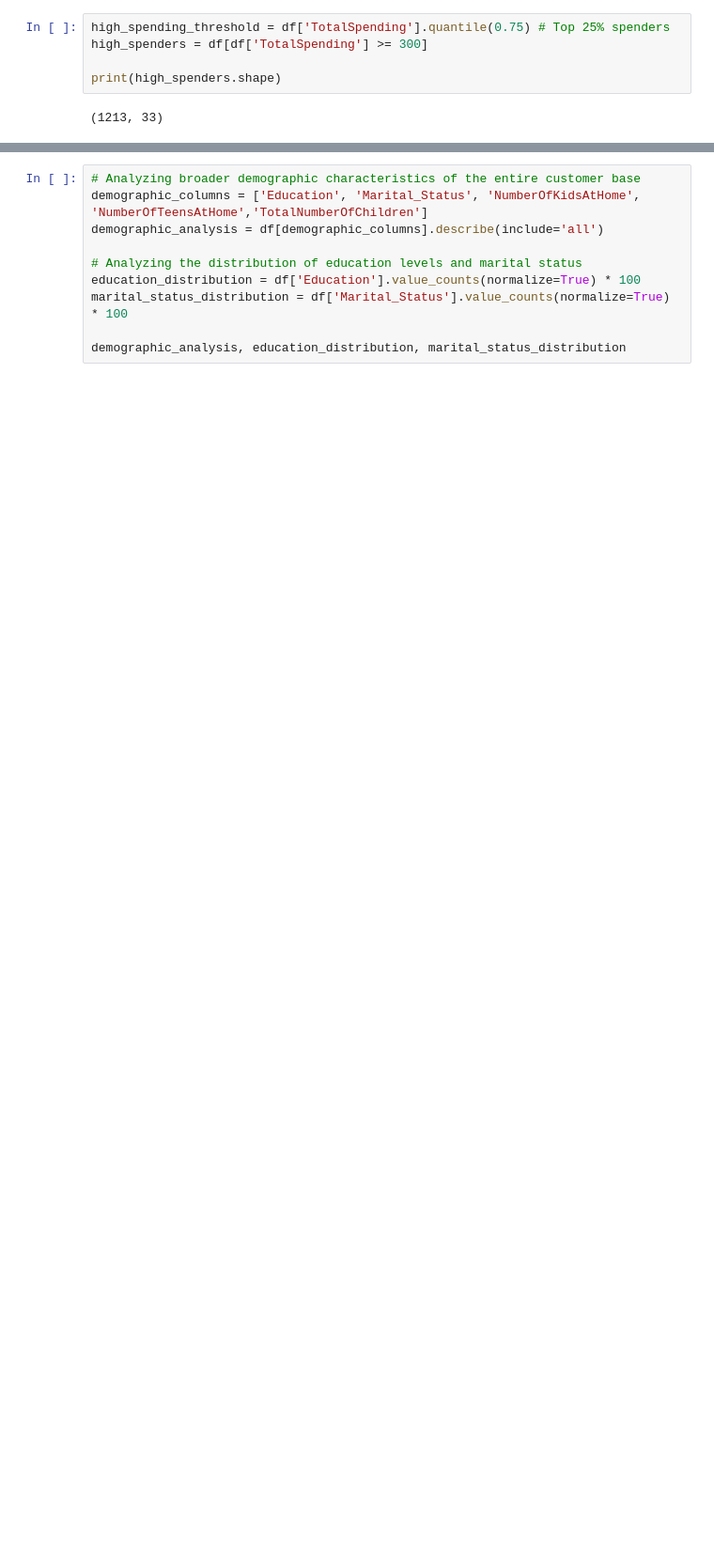
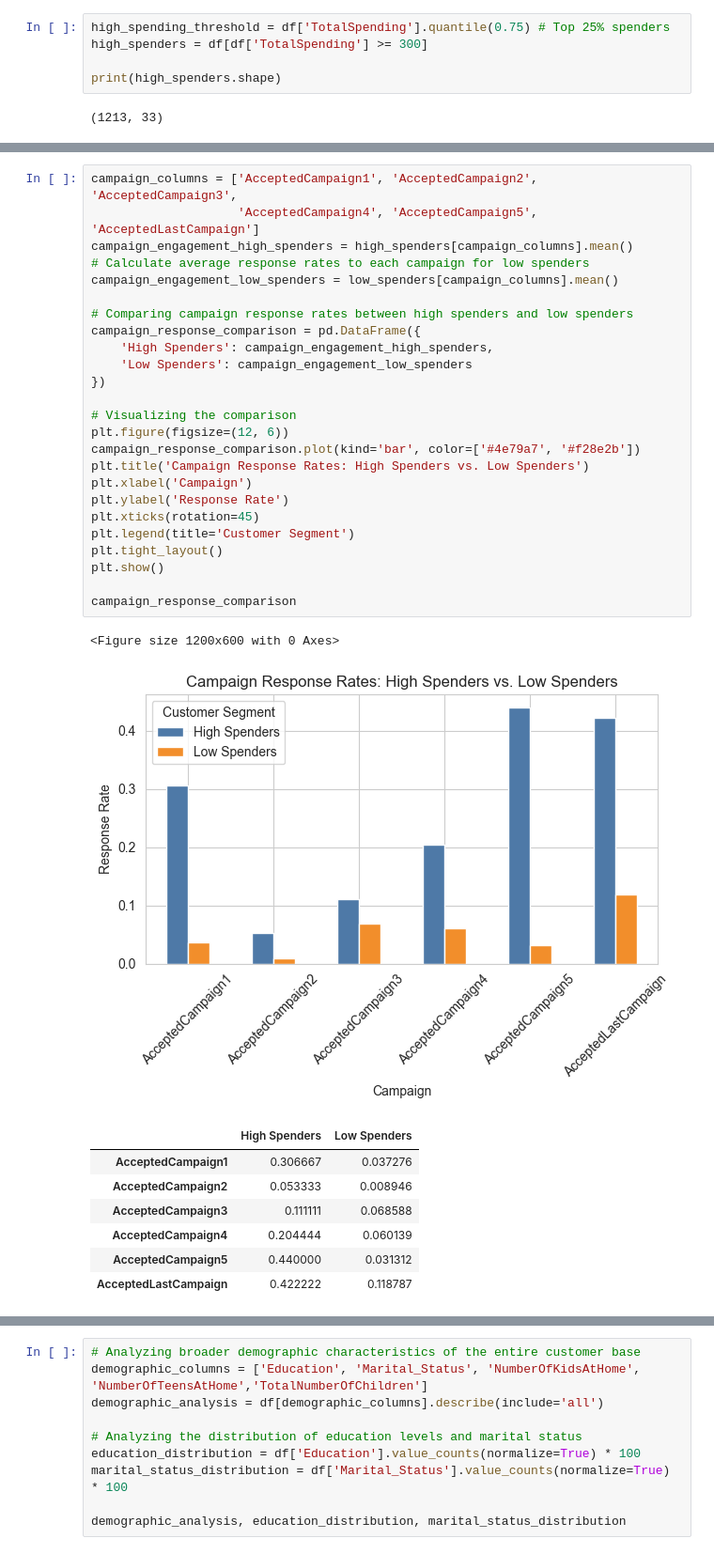
Before and after one commit to OmarEmad313/Data-Analysis-Projects, a Jupyter notebook: Customer personality analysis/customer personality analysis.ipynb, the cells around one changed output, grey strips where cells are left out. Shown at 94% size. Drawn from its saved outputs; the diff is of its cells as text; blank space fills up the shorter version.

```diff
--- a/Customer personality analysis/customer personality analysis.ipynb
+++ b/Customer personality analysis/customer personality analysis.ipynb
@@ -440,3 +516,38 @@ high_spenders_90_descriptive_stats, campaign_response_stats
+# %%
+campaign_columns = ['AcceptedCampaign1', 'AcceptedCampaign2', 'AcceptedCampaign3',
+                    'AcceptedCampaign4', 'AcceptedCampaign5', 'AcceptedLastCampaign']
+campaign_engagement_high_spenders = high_spenders[campaign_columns].mean()
+# Calculate average response rates to each campaign for low spenders
+campaign_engagement_low_spenders = low_spenders[campaign_columns].mean()
+
+# Comparing campaign response rates between high spenders and low spenders
+campaign_response_comparison = pd.DataFrame({
+    'High Spenders': campaign_engagement_high_spenders,
+    'Low Spenders': campaign_engagement_low_spenders
+})
+
+# Visualizing the comparison
+plt.figure(figsize=(12, 6))
+campaign_response_comparison.plot(kind='bar', color=['#4e79a7', '#f28e2b'])
+plt.title('Campaign Response Rates: High Spenders vs. Low Spenders')
+plt.xlabel('Campaign')
+plt.ylabel('Response Rate')
+plt.xticks(rotation=45)
+plt.legend(title='Customer Segment')
+plt.tight_layout()
+plt.show()
+
+campaign_response_comparison
+# %% [output]
+<Figure size 1200x600 with 0 Axes>
+[figure, added]
+|  | High Spenders | Low Spenders |
+| AcceptedCampaign1 | 0.306667 | 0.037276 |
+| AcceptedCampaign2 | 0.053333 | 0.008946 |
+| AcceptedCampaign3 | 0.111111 | 0.068588 |
+| AcceptedCampaign4 | 0.204444 | 0.060139 |
+| AcceptedCampaign5 | 0.440000 | 0.031312 |
+| AcceptedLastCampaign | 0.422222 | 0.118787 |
 # %% [markdown]
 ## Analysis of High Spenders
 
```
Also changed, not shown: parts of 29 cells of this notebook.
